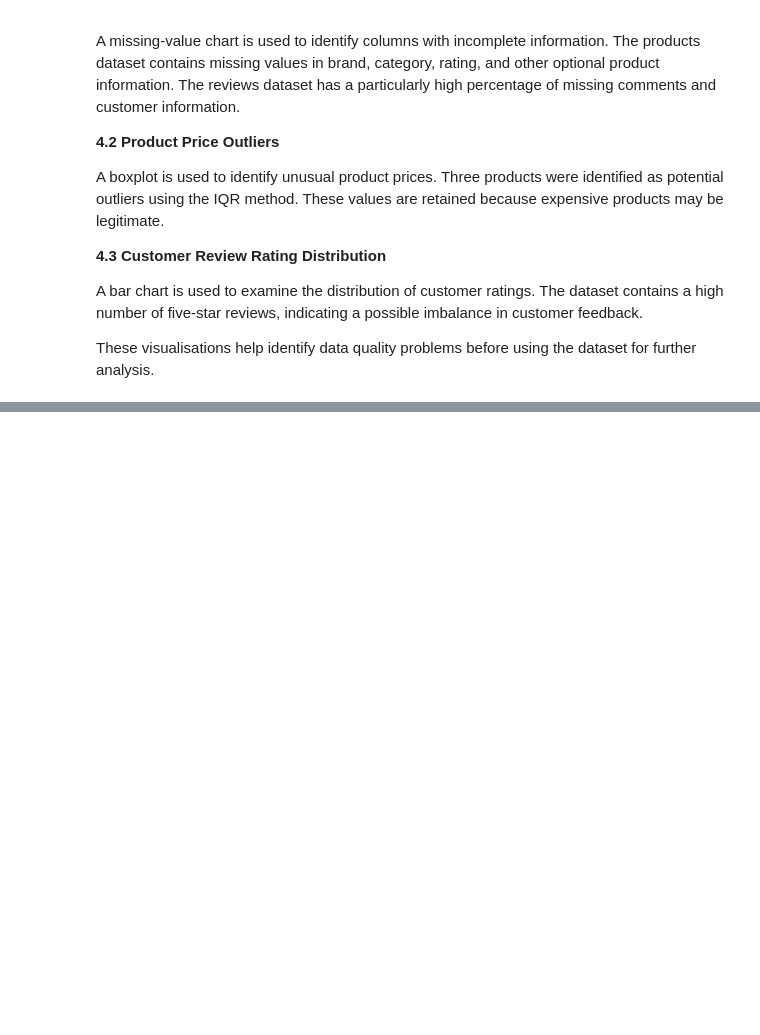
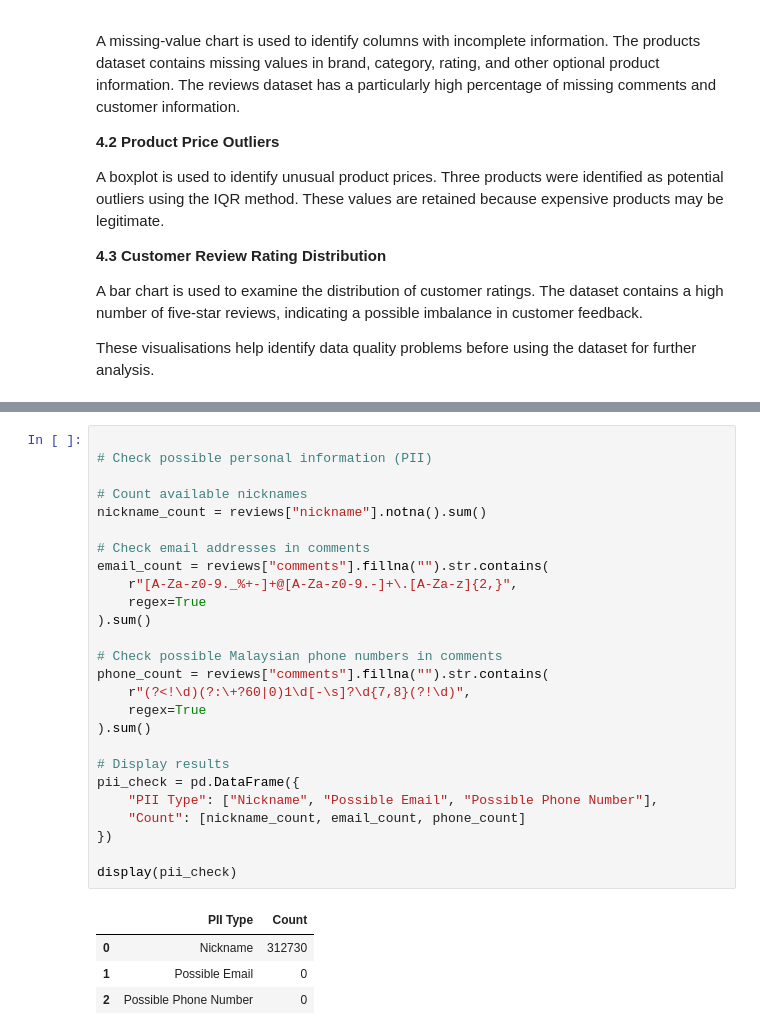
Before and after one commit to a209258-ukm/beautyreview-gp, a Jupyter notebook: notebooks/gp_assignment1.ipynb, the cells around one changed output, grey strips where cells are left out. Drawn from its saved outputs; the diff is of its cells as text; blank space fills up the shorter version.

```diff
--- a/notebooks/gp_assignment1.ipynb
+++ b/notebooks/gp_assignment1.ipynb
@@ -411,0 +428,31 @@ These visualisations help identify data quality problems before using the datase
+# %%
+
+# Check possible personal information (PII)
+
+# Count available nicknames
+nickname_count = reviews["nickname"].notna().sum()
+
+# Check email addresses in comments
+email_count = reviews["comments"].fillna("").str.contains(
+    r"[A-Za-z0-9._%+-]+@[A-Za-z0-9.-]+\.[A-Za-z]{2,}",
+    regex=True
+).sum()
+
+# Check possible Malaysian phone numbers in comments
+phone_count = reviews["comments"].fillna("").str.contains(
+    r"(?<!\d)(?:\+?60|0)1\d[-\s]?\d{7,8}(?!\d)",
+    regex=True
+).sum()
+
+# Display results
+pii_check = pd.DataFrame({
+    "PII Type": ["Nickname", "Possible Email", "Possible Phone Number"],
+    "Count": [nickname_count, email_count, phone_count]
+})
+
+display(pii_check)
+# %% [output]
+|  | PII Type | Count |
+| 0 | Nickname | 312730 |
+| 1 | Possible Email | 0 |
+| 2 | Possible Phone Number | 0 |
```
Also changed, not shown: parts of 6 cells of this notebook, 1 other file.
